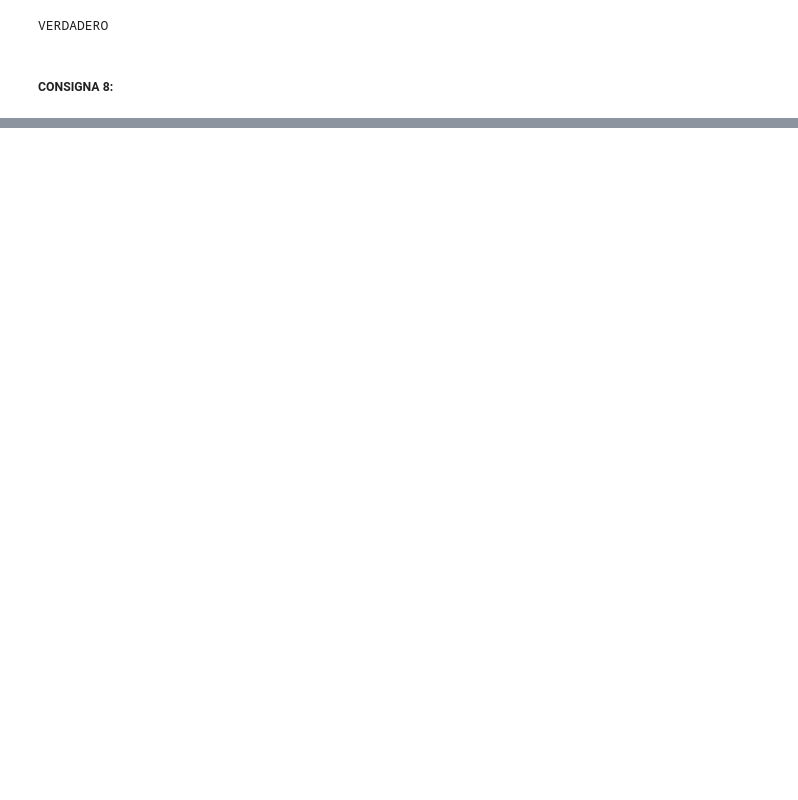
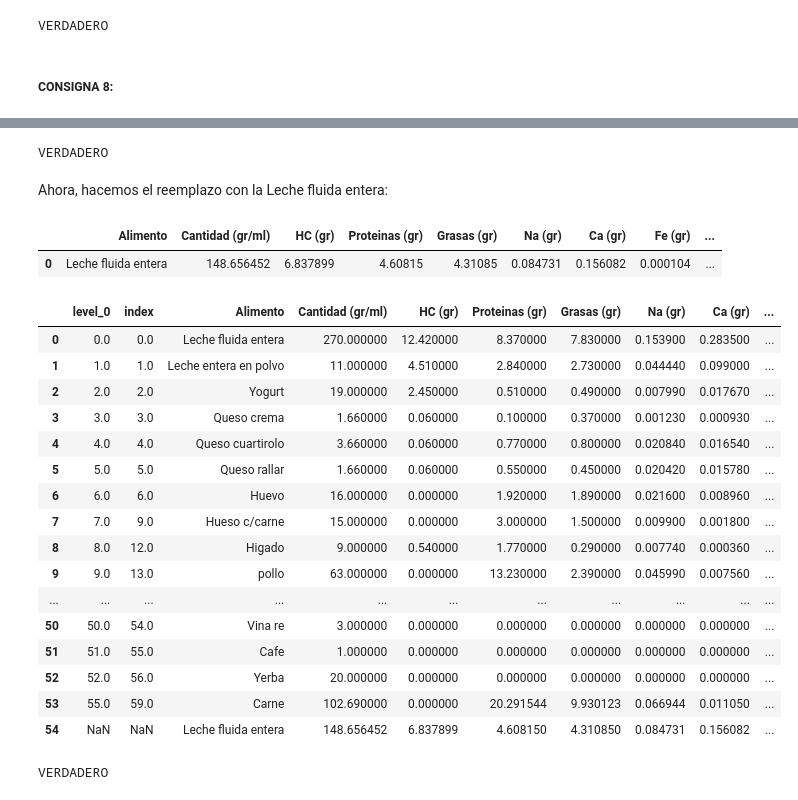
Before and after one commit to berardibautista/alc-2, a Jupyter notebook: ALC-TP2.ipynb, the cells around one changed output, grey strips where cells are left out. Cells and saved outputs as stored; diff of their text form; code cells hidden in the pictures; blank space fills up the shorter version.

```diff
--- a/ALC-TP2.ipynb
+++ b/ALC-TP2.ipynb
@@ -645,0 +711,38 @@ VERDADERO
+# %%
+cumple_margenes_de_ingesta(reemplazo_dietario_pan)
+# %% [output]
+VERDADERO
+# %% [markdown]
+Ahora, hacemos el reemplazo con la Leche fluida entera:
+# %%
+reemplazo_dietario_leche = reemplazo_dietario.drop([53,54]).reset_index()
+reemplazo_dietario_agr_leche = pd.DataFrame({"Alimento":["Leche fluida entera"], "Cantidad (gr/ml)":[148.65645161290325], "HC (gr)":[6.837899], "Proteinas (gr)":[4.6081499], "Grasas (gr)":[4.31085], "Na (gr)":[0.0847305], "Ca (gr)":[0.156082499], "Fe (gr)":[0.000104055], "Azucares Libres (gr)":[0],"AGS (gr)":[2.74727222],"AGNI (gr)":[1.20571666], "AG p (gr)":[0.28628888],"Fibra (gr)":[0]})
+reemplazo_dietario_agr_leche
+# %% [output]
+|  | Alimento | Cantidad (gr/ml) | HC (gr) | Proteinas (gr) | Grasas (gr) | Na (gr) | Ca (gr) | Fe (gr) | ... |
+| 0 | Leche fluida entera | 148.656452 | 6.837899 | 4.60815 | 4.31085 | 0.084731 | 0.156082 | 0.000104 | ... |
+# %%
+reemplazo_dietario_leche = pd.concat([reemplazo_dietario_leche, reemplazo_dietario_agr_leche], ignore_index=True)
+reemplazo_dietario_leche
+# %% [output]
+|  | level_0 | index | Alimento | Cantidad (gr/ml) | HC (gr) | Proteinas (gr) | Grasas (gr) | Na (gr) | Ca (gr) | ... |
+| 0 | 0.0 | 0.0 | Leche fluida entera | 270.000000 | 12.420000 | 8.370000 | 7.830000 | 0.153900 | 0.283500 | ... |
+| 1 | 1.0 | 1.0 | Leche entera en polvo | 11.000000 | 4.510000 | 2.840000 | 2.730000 | 0.044440 | 0.099000 | ... |
+| 2 | 2.0 | 2.0 | Yogurt | 19.000000 | 2.450000 | 0.510000 | 0.490000 | 0.007990 | 0.017670 | ... |
+| 3 | 3.0 | 3.0 | Queso crema | 1.660000 | 0.060000 | 0.100000 | 0.370000 | 0.001230 | 0.000930 | ... |
+| 4 | 4.0 | 4.0 | Queso cuartirolo | 3.660000 | 0.060000 | 0.770000 | 0.800000 | 0.020840 | 0.016540 | ... |
+| 5 | 5.0 | 5.0 | Queso rallar | 1.660000 | 0.060000 | 0.550000 | 0.450000 | 0.020420 | 0.015780 | ... |
+| 6 | 6.0 | 6.0 | Huevo | 16.000000 | 0.000000 | 1.920000 | 1.890000 | 0.021600 | 0.008960 | ... |
+| 7 | 7.0 | 9.0 | Hueso c/carne | 15.000000 | 0.000000 | 3.000000 | 1.500000 | 0.009900 | 0.001800 | ... |
+| 8 | 8.0 | 12.0 | Higado | 9.000000 | 0.540000 | 1.770000 | 0.290000 | 0.007740 | 0.000360 | ... |
+| 9 | 9.0 | 13.0 | pollo | 63.000000 | 0.000000 | 13.230000 | 2.390000 | 0.045990 | 0.007560 | ... |
+| ... | ... | ... | ... | ... | ... | ... | ... | ... | ... | ... |
+| 50 | 50.0 | 54.0 | Vina re | 3.000000 | 0.000000 | 0.000000 | 0.000000 | 0.000000 | 0.000000 | ... |
+| 51 | 51.0 | 55.0 | Cafe | 1.000000 | 0.000000 | 0.000000 | 0.000000 | 0.000000 | 0.000000 | ... |
+| 52 | 52.0 | 56.0 | Yerba | 20.000000 | 0.000000 | 0.000000 | 0.000000 | 0.000000 | 0.000000 | ... |
+| 53 | 55.0 | 59.0 | Carne | 102.690000 | 0.000000 | 20.291544 | 9.930123 | 0.066944 | 0.011050 | ... |
+| 54 | NaN | NaN | Leche fluida entera | 148.656452 | 6.837899 | 4.608150 | 4.310850 | 0.084731 | 0.156082 | ... |
+# %%
+cumple_margenes_de_ingesta(reemplazo_dietario_leche)
+# %% [output]
+VERDADERO
```
Also changed, not shown: parts of 10 cells of this notebook.
